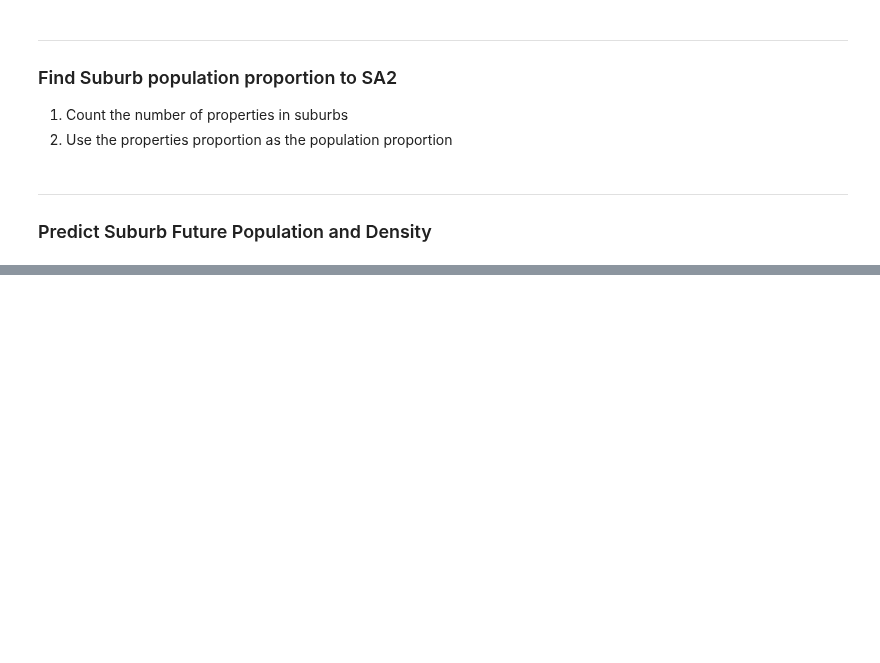
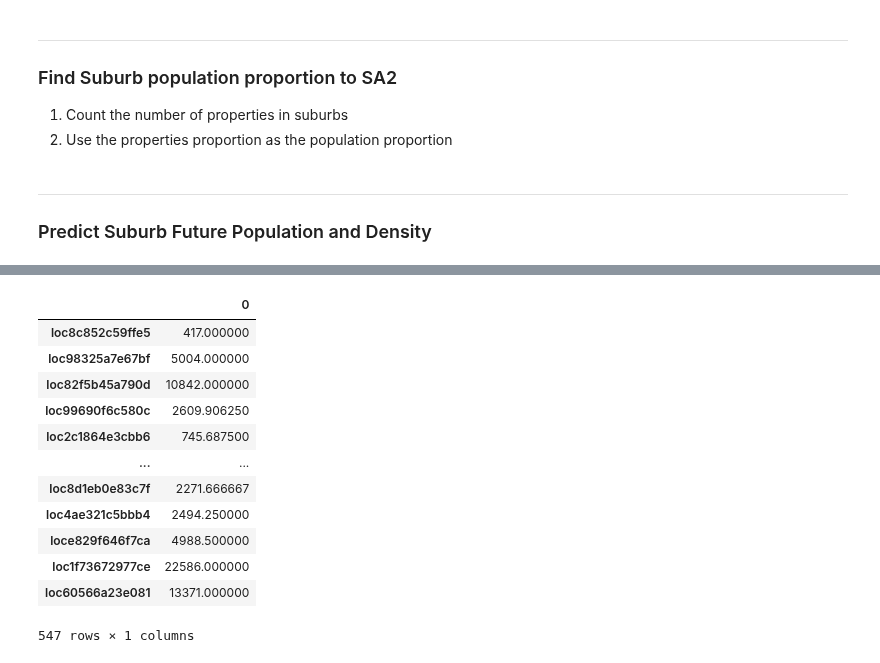
Before and after one commit to MAST30034-Applied-Data-Science/generic-real-estate-consulting-project-group-6, a Jupyter notebook: notebooks/suburb_population.ipynb, the cells around one changed output, grey strips where cells are left out. Drawn from its saved outputs; the diff is of its cells as text; code cells hidden in the pictures; blank space fills up the shorter version.

```diff
--- a/notebooks/suburb_population.ipynb
+++ b/notebooks/suburb_population.ipynb
@@ -333,0 +299,21 @@ pd.DataFrame(result)
+# %%
+df = pd.DataFrame(result).drop_duplicates()
+r2 = df.sum(axis=1)
+r = pd.DataFrame(r2)
+r.to_csv("../data/raw/population_for_suburb.csv")
+# %%
+r
+# %% [output]
+|  | 0 |
+| loc8c852c59ffe5 | 417.000000 |
+| loc98325a7e67bf | 5004.000000 |
+| loc82f5b45a790d | 10842.000000 |
+| loc99690f6c580c | 2609.906250 |
+| loc2c1864e3cbb6 | 745.687500 |
+| ... | ... |
+| loc8d1eb0e83c7f | 2271.666667 |
+| loc4ae321c5bbb4 | 2494.250000 |
+| loce829f646f7ca | 4988.500000 |
+| loc1f73672977ce | 22586.000000 |
+| loc60566a23e081 | 13371.000000 |
+547 rows × 1 columns
```
Also changed, not shown: parts of 22 cells of this notebook.
